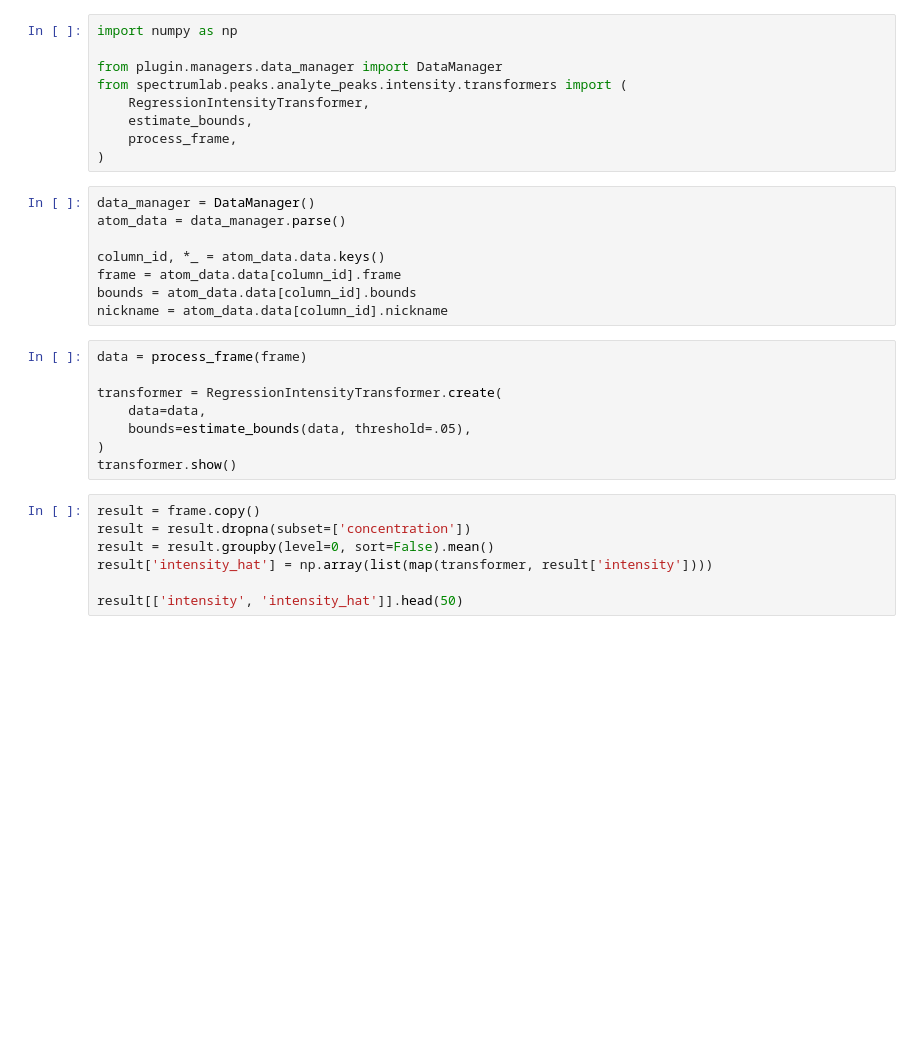
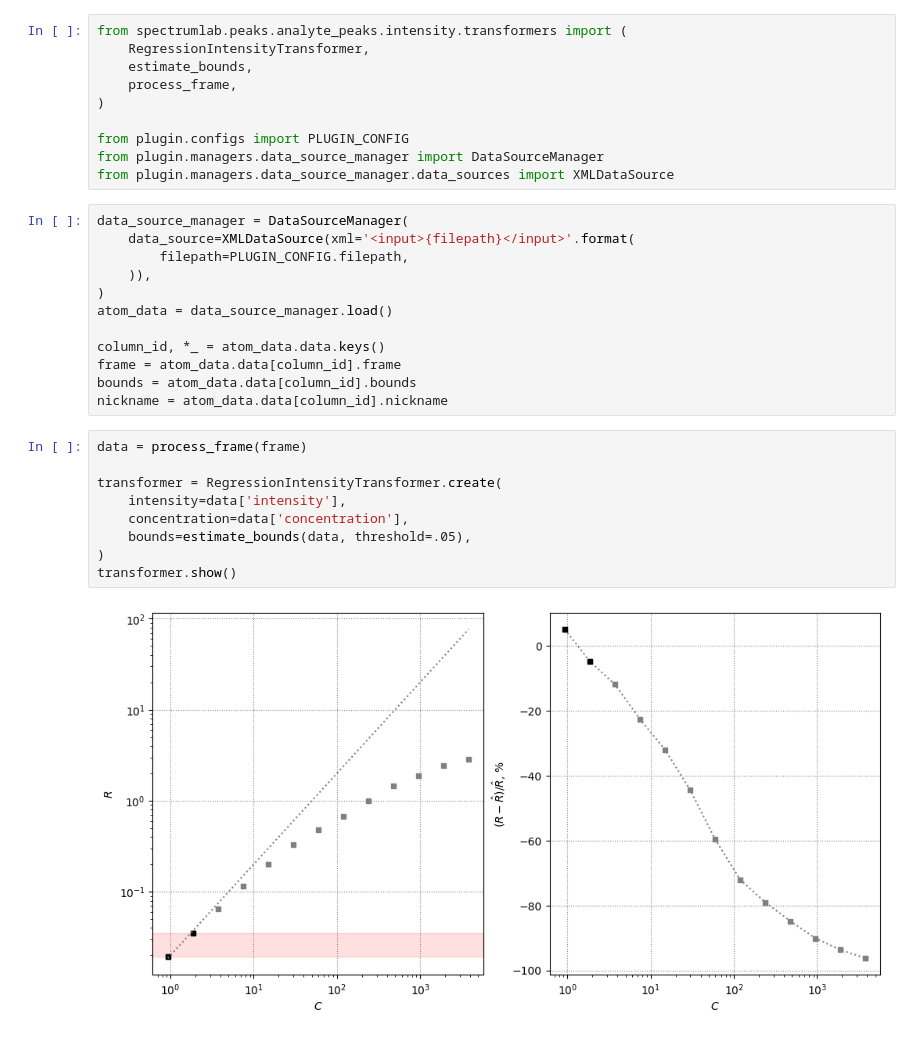
Before and after one commit to Exinker/plugin-absorption-correction, a Jupyter notebook: notebooks/demo.ipynb, the cells around one changed output. Saved outputs shown, nothing was run; the diff lists cells and outputs as text; blank space fills up the shorter version.

```diff
--- a/notebooks/demo.ipynb
+++ b/notebooks/demo.ipynb
@@ -1,15 +1,20 @@
 # %%
-import numpy as np
-
-from plugin.managers.data_manager import DataManager
 from spectrumlab.peaks.analyte_peaks.intensity.transformers import (
     RegressionIntensityTransformer,
     estimate_bounds,
     process_frame,
 )
+
+from plugin.configs import PLUGIN_CONFIG
+from plugin.managers.data_source_manager import DataSourceManager
+from plugin.managers.data_source_manager.data_sources import XMLDataSource
 # %%
-data_manager = DataManager()
-atom_data = data_manager.parse()
+data_source_manager = DataSourceManager(
+    data_source=XMLDataSource(xml='<input>{filepath}</input>'.format(
+        filepath=PLUGIN_CONFIG.filepath,
+    )),
+)
+atom_data = data_source_manager.load()
 
 column_id, *_ = atom_data.data.keys()
 frame = atom_data.data[column_id].frame
@@ -18,15 +23,11 @@ nickname = atom_data.data[column_id].nickname
 # %%
 data = process_frame(frame)
 
 transformer = RegressionIntensityTransformer.create(
-    data=data,
+    intensity=data['intensity'],
+    concentration=data['concentration'],
     bounds=estimate_bounds(data, threshold=.05),
 )
 transformer.show()
+# %% [output]
+[figure, added]
-# %%
-result = frame.copy()
-result = result.dropna(subset=['concentration'])
-result = result.groupby(level=0, sort=False).mean()
-result['intensity_hat'] = np.array(list(map(transformer, result['intensity'])))
-
-result[['intensity', 'intensity_hat']].head(50)
```
Also changed, not shown: parts of 1 cell of this notebook, 44 other files.
